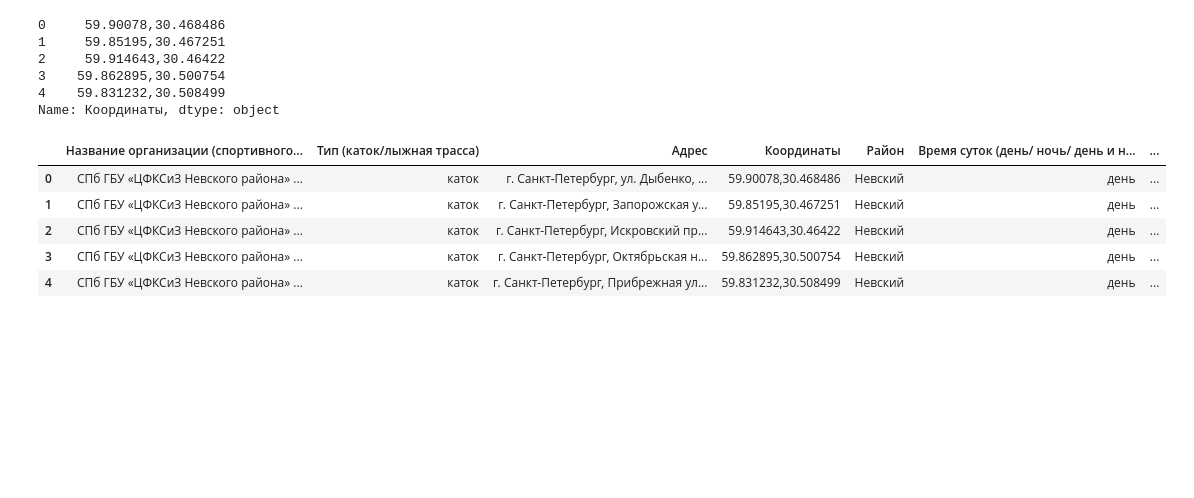
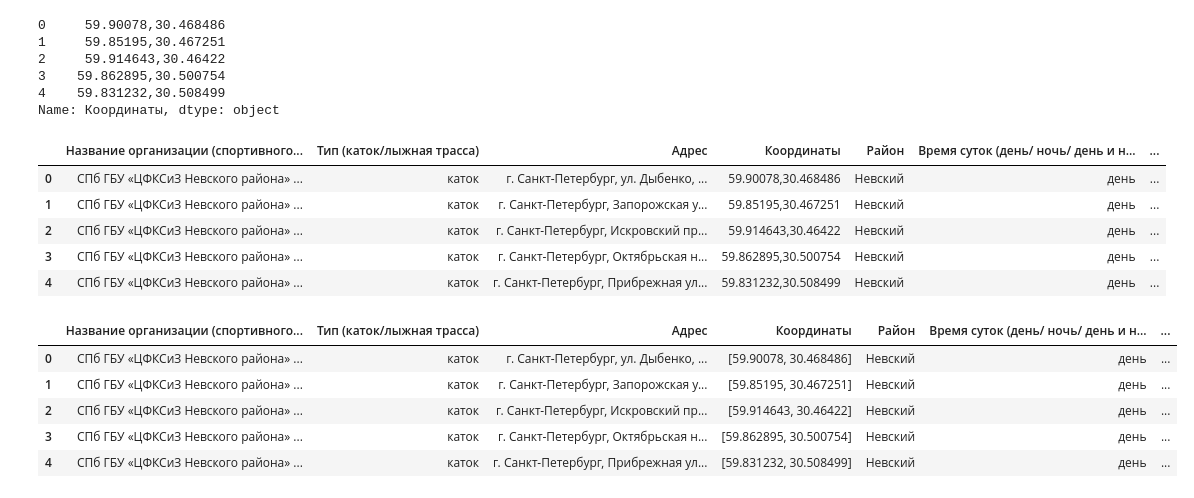
Before and after one commit to andrey010778/Katki, a Jupyter notebook: Processing.ipynb, the cells around one changed output. Drawn from its saved outputs; the diff is of its cells as text; code cells hidden in the pictures; blank space fills up the shorter version.

```diff
--- a/Processing.ipynb
+++ b/Processing.ipynb
@@ -418,5 +418,17 @@ fig = px.scatter_map(
     zoom=10
 )
 fig.show()
+# %%
+df['Координаты'] = df['Координаты'].apply(
+    lambda x: f"[{', '.join(x.split(','))}]")
+# %%
+df.head()
+# %% [output]
+|  | Название организации (спортивного... | Тип (каток/лыжная трасса) | Адрес | Координаты | Район | Время суток (день/ ночь/ день и н... | ... |
+| 0 | СПб ГБУ «ЦФКСиЗ Невского района» ... | каток | г. Санкт-Петербург, ул. Дыбенко, ... | [59.90078, 30.468486] | Невский | день | ... |
+| 1 | СПб ГБУ «ЦФКСиЗ Невского района» ... | каток | г. Санкт-Петербург, Запорожская у... | [59.85195, 30.467251] | Невский | день | ... |
+| 2 | СПб ГБУ «ЦФКСиЗ Невского района» ... | каток | г. Санкт-Петербург, Искровский пр... | [59.914643, 30.46422] | Невский | день | ... |
+| 3 | СПб ГБУ «ЦФКСиЗ Невского района» ... | каток | г. Санкт-Петербург, Октябрьская н... | [59.862895, 30.500754] | Невский | день | ... |
+| 4 | СПб ГБУ «ЦФКСиЗ Невского района» ... | каток | г. Санкт-Петербург, Прибрежная ул... | [59.831232, 30.508499] | Невский | день | ... |
 # %%
 df.to_csv('Clear_katki_i_lyzhnye_Spb.csv', index=False, sep=';', encoding='utf-8')
```
Also changed, not shown: 1 other file.
